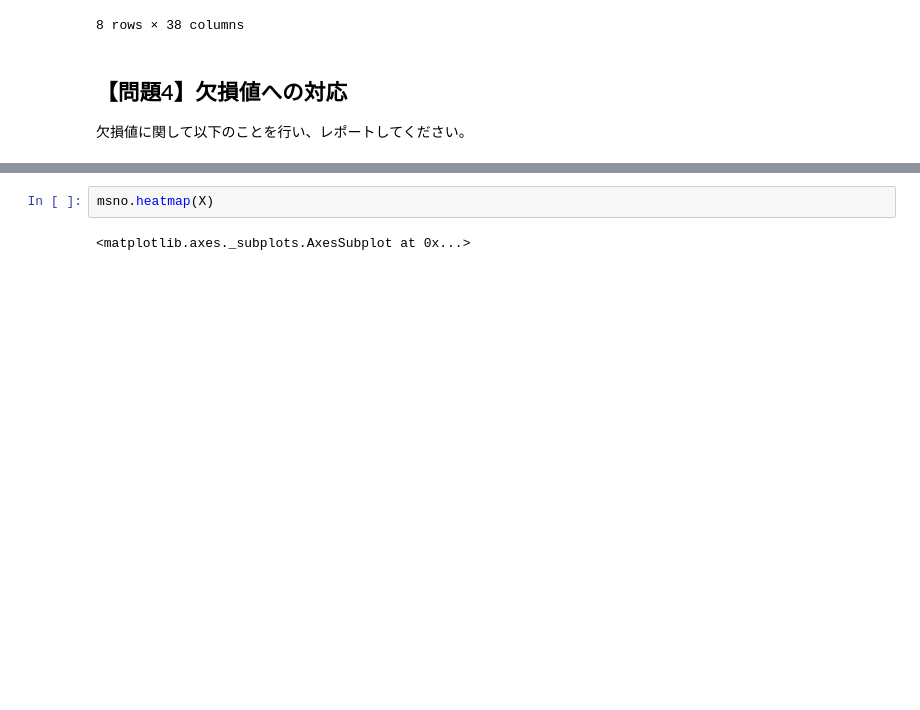
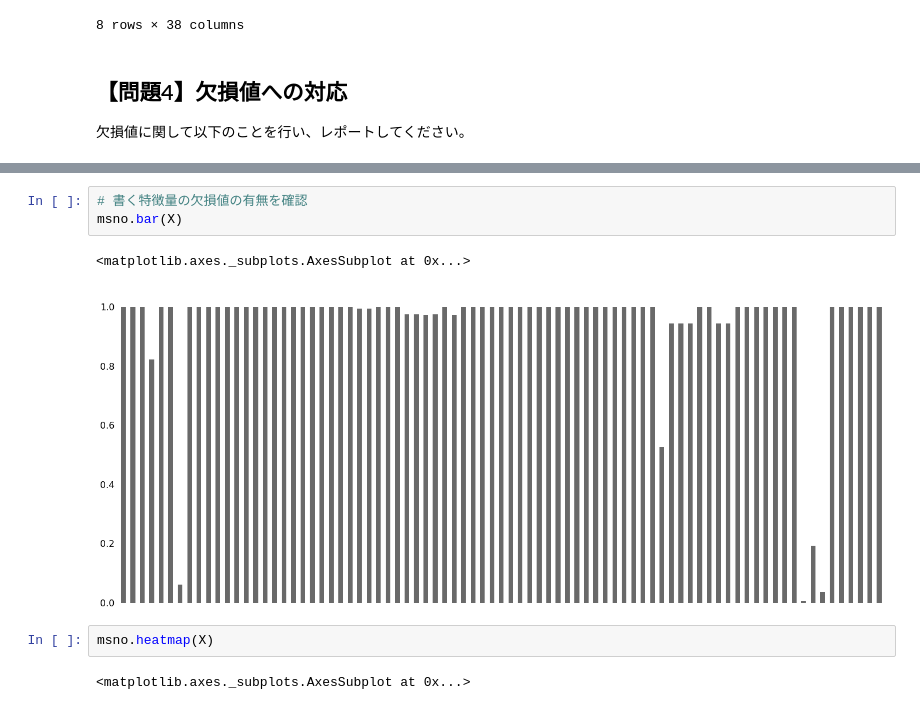
Before and after one commit to tominagashuji/dic_ml, a Jupyter notebook: week03/week3_2.ipynb, the cells around one changed output, grey strips where cells are left out. Drawn from its saved outputs; the diff is of its cells as text; blank space fills up the shorter version.

```diff
--- a/week03/week3_2.ipynb
+++ b/week03/week3_2.ipynb
@@ -115,3 +117,9 @@ msno.matrix(X)
+# %%
+# 書く特徴量の欠損値の有無を確認
+msno.bar(X)
+# %% [output]
+<matplotlib.axes._subplots.AxesSubplot at 0x...>
+[figure, added]
 # %%
 msno.heatmap(X)
 # %% [output]
```
Also changed, not shown: parts of 28 cells of this notebook, 3 other files.
